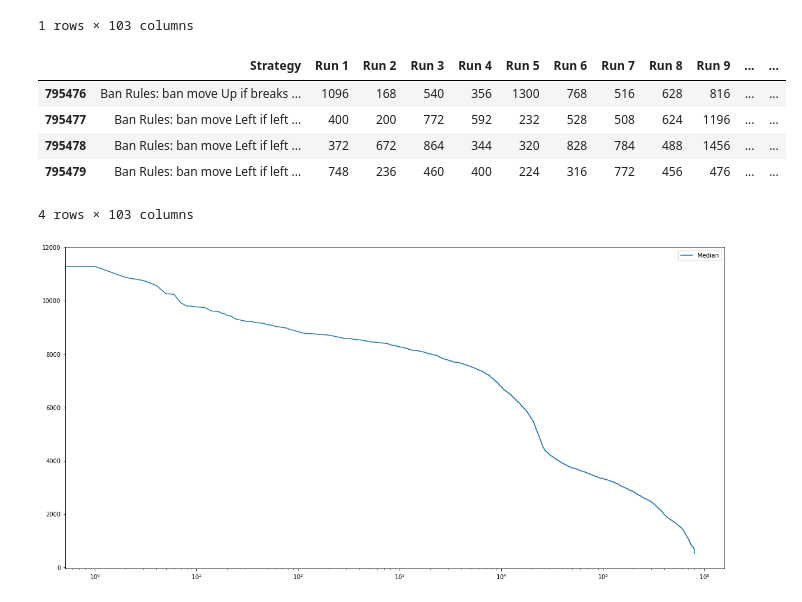
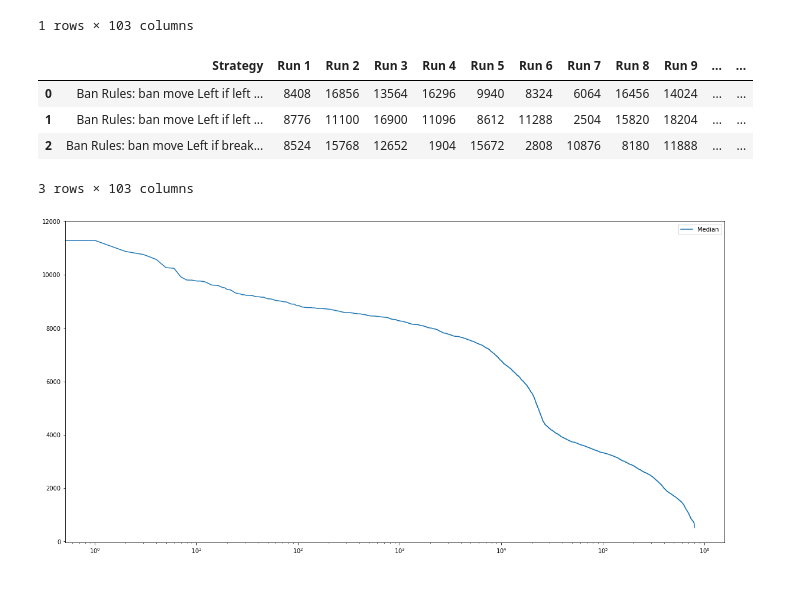
Before and after one commit to kennedymj97/msc-2048-ai, a Jupyter notebook: data/plot_median_info.ipynb, the cells around one changed output. Saved outputs shown, nothing was run; the diff lists cells and outputs as text; code cells hidden in the pictures.

```diff
--- a/data/plot_median_info.ipynb
+++ b/data/plot_median_info.ipynb
@@ -21,14 +22,14 @@ data.head(1)
 data = data.sort_values(by="Median", axis=0, ascending=False)
 data = data.reset_index(drop=True)
 # %%
-data.tail(4)
+data.tail(4);
+data.head(3)
 # %% [output]
 |  | Strategy | Run 1 | Run 2 | Run 3 | Run 4 | Run 5 | Run 6 | Run 7 | Run 8 | Run 9 | ... | ... |
-| 795476 | Ban Rules: ban move Up if breaks ... | 1096 | 168 | 540 | 356 | 1300 | 768 | 516 | 628 | 816 | ... | ... |
-| 795477 | Ban Rules: ban move Left if left ... | 400 | 200 | 772 | 592 | 232 | 528 | 508 | 624 | 1196 | ... | ... |
-| 795478 | Ban Rules: ban move Left if left ... | 372 | 672 | 864 | 344 | 320 | 828 | 784 | 488 | 1456 | ... | ... |
-| 795479 | Ban Rules: ban move Left if left ... | 748 | 236 | 460 | 400 | 224 | 316 | 772 | 456 | 476 | ... | ... |
+| 0 | Ban Rules: ban move Left if left ... | 8408 | 16856 | 13564 | 16296 | 9940 | 8324 | 6064 | 16456 | 14024 | ... | ... |
+| 1 | Ban Rules: ban move Left if left ... | 8776 | 11100 | 16900 | 11096 | 8612 | 11288 | 2504 | 15820 | 18204 | ... | ... |
+| 2 | Ban Rules: ban move Left if break... | 8524 | 15768 | 12652 | 1904 | 15672 | 2808 | 10876 | 8180 | 11888 | ... | ... |
-4 rows × 103 columns
+3 rows × 103 columns
 # %%
 # start at highest medians
 # x axis logarithmic (start indexing at 1)
```
Also changed, not shown: parts of 1 cell of this notebook, 3 other files.
